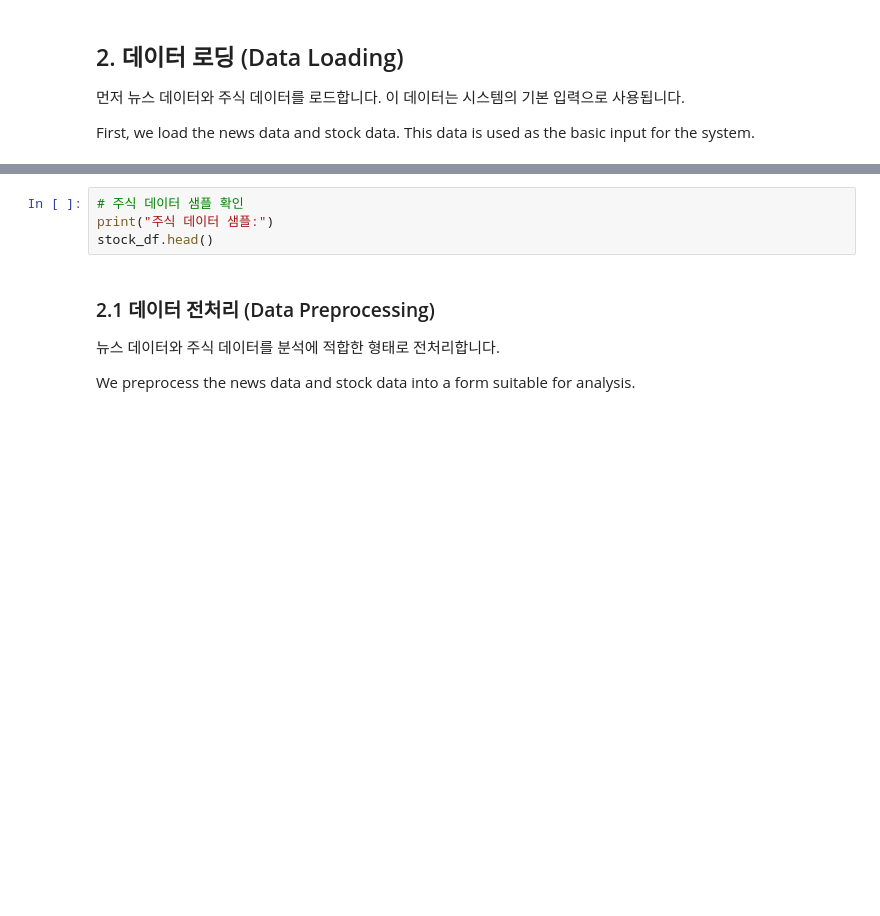
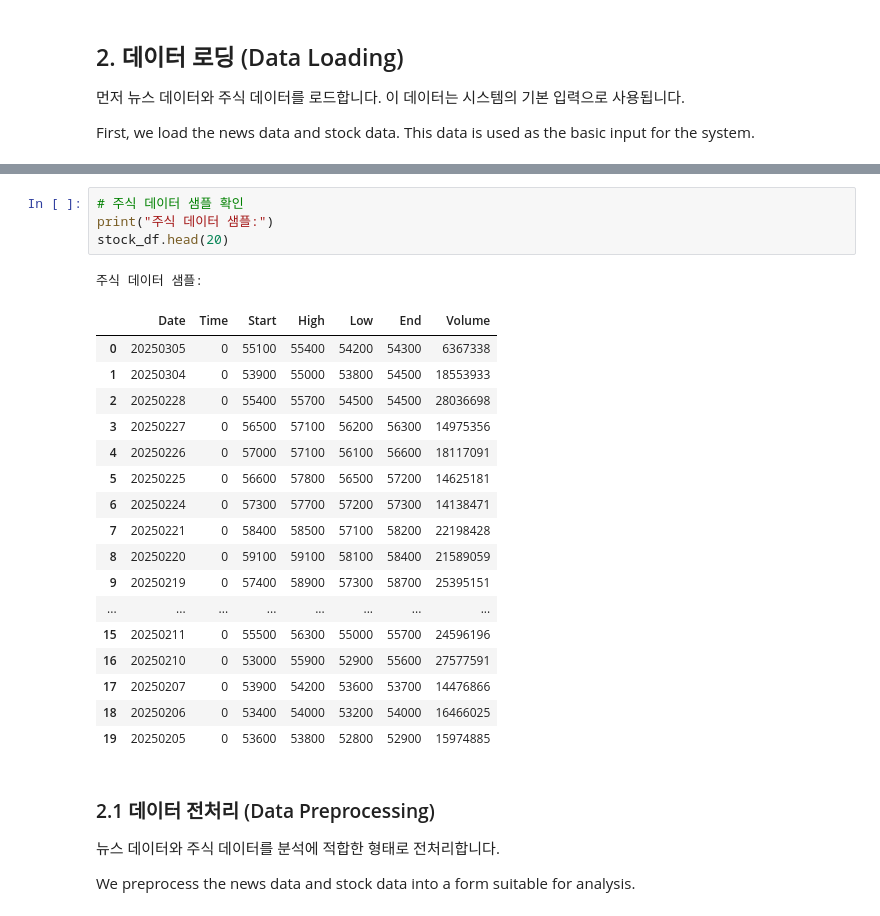
Before and after one commit to Kororu-lab/CLEAR, a Jupyter notebook: CLEAR_demo.ipynb, the cells around one changed output, grey strips where cells are left out. Saved outputs shown, nothing was run; the diff lists cells and outputs as text; blank space fills up the shorter version.

```diff
--- a/CLEAR_demo.ipynb
+++ b/CLEAR_demo.ipynb
@@ -72,7 +86,26 @@ news_df.head()
 # %%
 # 주식 데이터 샘플 확인
 print("주식 데이터 샘플:")
-stock_df.head()
+stock_df.head(20)
+# %% [output]
+주식 데이터 샘플:
+|  | Date | Time | Start | High | Low | End | Volume |
+| 0 | 20250305 | 0 | 55100 | 55400 | 54200 | 54300 | 6367338 |
+| 1 | 20250304 | 0 | 53900 | 55000 | 53800 | 54500 | 18553933 |
+| 2 | 20250228 | 0 | 55400 | 55700 | 54500 | 54500 | 28036698 |
+| 3 | 20250227 | 0 | 56500 | 57100 | 56200 | 56300 | 14975356 |
+| 4 | 20250226 | 0 | 57000 | 57100 | 56100 | 56600 | 18117091 |
+| 5 | 20250225 | 0 | 56600 | 57800 | 56500 | 57200 | 14625181 |
+| 6 | 20250224 | 0 | 57300 | 57700 | 57200 | 57300 | 14138471 |
+| 7 | 20250221 | 0 | 58400 | 58500 | 57100 | 58200 | 22198428 |
+| 8 | 20250220 | 0 | 59100 | 59100 | 58100 | 58400 | 21589059 |
+| 9 | 20250219 | 0 | 57400 | 58900 | 57300 | 58700 | 25395151 |
+| ... | ... | ... | ... | ... | ... | ... | ... |
+| 15 | 20250211 | 0 | 55500 | 56300 | 55000 | 55700 | 24596196 |
+| 16 | 20250210 | 0 | 53000 | 55900 | 52900 | 55600 | 27577591 |
+| 17 | 20250207 | 0 | 53900 | 54200 | 53600 | 53700 | 14476866 |
+| 18 | 20250206 | 0 | 53400 | 54000 | 53200 | 54000 | 16466025 |
+| 19 | 20250205 | 0 | 53600 | 53800 | 52800 | 52900 | 15974885 |
 # %% [markdown]
 ### 2.1 데이터 전처리 (Data Preprocessing)
 
```
Also changed, not shown: parts of 4 cells of this notebook, 2 other files.
